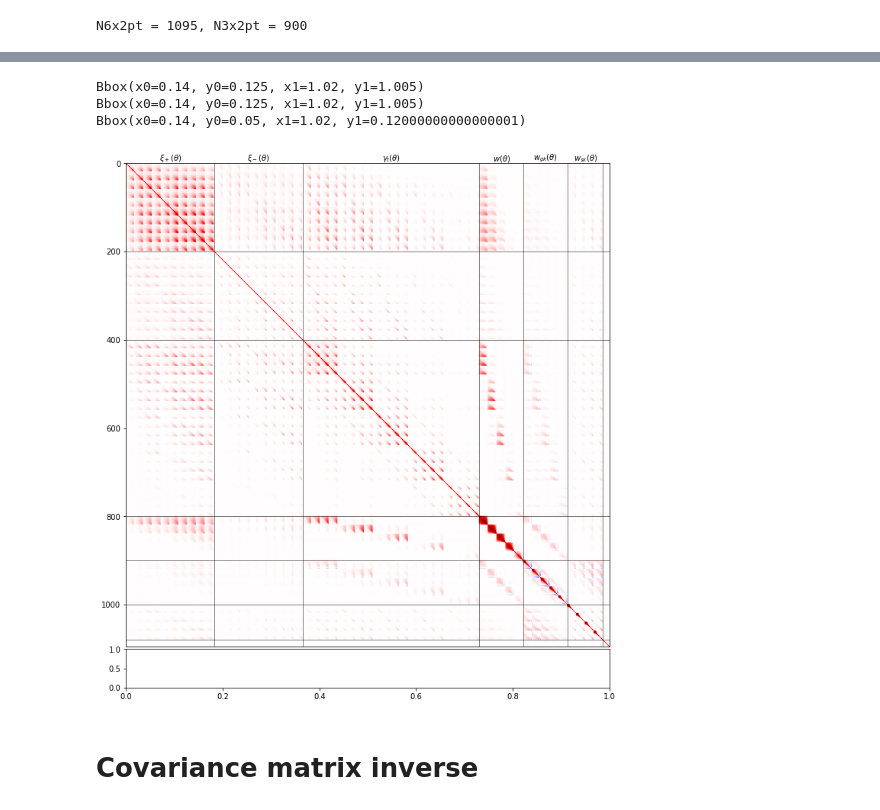
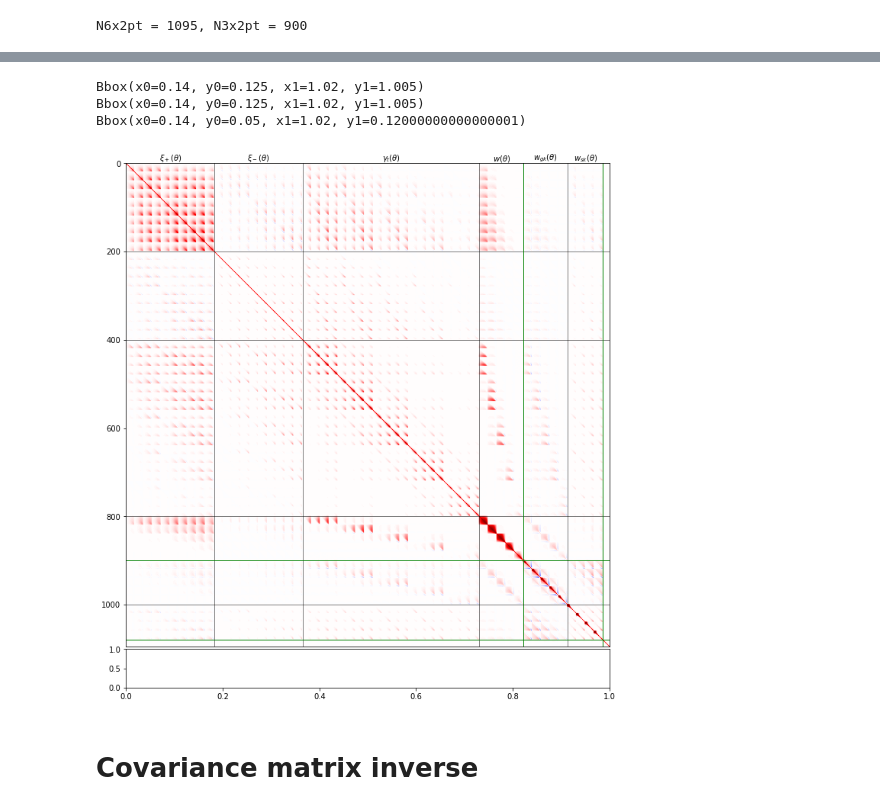
Before and after one commit to CosmoLike/DESxPlanck, a Jupyter notebook: notebooks/VisualizeCovMat.ipynb, the cells around one changed output, grey strips where cells are left out. Cells and saved outputs as stored; diff of their text form; code cells hidden in the pictures.

```diff
--- a/notebooks/VisualizeCovMat.ipynb
+++ b/notebooks/VisualizeCovMat.ipynb
@@ -11,8 +11,9 @@ import matplotlib.pyplot as plt
 # %%
 covs_dir = "/home/u17/jiachuanxu/CosmoLike/DESxPlanck/covs/"
 covs_fname = ["cov_y1xplanck_mix6x2pt_referebceMV",
-              "cov_y1xplanck_mix6x2pt_tSZdeproj",
-              "cov_y1xplanck_mix6x2pt_tSZcontmd_smoothed_7arcmin"]
+              #"cov_y1xplanck_mix6x2pt_tSZdeproj",
+              "cov_y1xplanck",
+              "cov_y1xplanck_mix6x2pt_tSZcontmdMV"]
 covs_data = [np.genfromtxt(covs_dir+cov_fname) for cov_fname in covs_fname]
 cov_data = covs_data[0]
 # cov format: bin1, bin2, theta1, theta2, z1, z2, zl, zs, c_g, c_ng
@@ -50,8 +52,10 @@ for i in range(3):
         cng = cov_data[line, 9] if np.isfinite(cov_data[line, 9]) else 0.0
         if(not np.isfinite(cov_data[line, 9])):
             print("NG is not finite: i,j=%d,%d"%(i,j))
-        cov[i-1, j-1] = cg + cng
-        cov[j-1, i-1] = cg + cng
+        if(not np.isfinite(cov_data[line, 8])):
+            print("G is not finite: i,j=%d,%d"%(i,j))
+        cov[i-1, j-1] = cg #+ cng
+        cov[j-1, i-1] = cg #+ cng
     cor = np.zeros((Ndata,Ndata))
     for i in range(0,Ndata):
         for j in range(0,Ndata):
@@ -109,7 +116,9 @@ array([[ 0.00000e+00,  0.00000e+00,  0.00000e+00, ...,  0.00000e+00,
 # %%
 fig = plt.figure(figsize=(10,10))
 ax = fig.add_axes([0.135, 0.125, 0.89, 0.88])
-cb = ax.imshow(cors[0], origin="upper", cmap='seismic',
+cb = ax.imshow(
+    cors[2],
+    origin="upper", cmap='seismic',
            vmin=-1, vmax=1
           )
 #plt.colorbar(cb, ax=ax)
@@ -128,14 +137,14 @@ ax.axhline(Nss-0.5, lw=0.5, color='k')
 ax.axvline(Nss+Ngs-0.5, lw=0.5, color='k')
 ax.axhline(Nss+Ngs-0.5, lw=0.5, color='k')
 # gg
-ax.axvline(Nss+Ngs+Ngg-0.5, lw=0.5, color='k')
-ax.axhline(Nss+Ngs+Ngg-0.5, lw=0.5, color='k')
+ax.axvline(Nss+Ngs+Ngg-0.5, lw=1, color='g')
+ax.axhline(Nss+Ngs+Ngg-0.5, lw=1, color='g')
 # gk
 ax.axvline(Nss+Ngs+Ngg+Ngk-0.5, lw=0.5, color='k')
 ax.axhline(Nss+Ngs+Ngg+Ngk-0.5, lw=0.5, color='k')
 # sk
-ax.axvline(Nss+Ngs+Ngg+Ngk+Nsk-0.5, lw=0.5, color='k')
-ax.axhline(Nss+Ngs+Ngg+Ngk+Nsk-0.5, lw=0.5, color='k')
+ax.axvline(Nss+Ngs+Ngg+Ngk+Nsk-0.5, lw=1, color='g')
+ax.axhline(Nss+Ngs+Ngg+Ngk+Nsk-0.5, lw=1, color='g')
 
 ax.text(Nss/2/2, 0, r'$\xi_+(\theta)$', ha='center', va='bottom')
 ax.text((Nss/2 + Nss)/2, 0, r'$\xi_-(\theta)$', ha='center', va='bottom')
@@ -148,34 +157,34 @@ ax.set_xticks([])
 
 show_datav_diff = False
 if show_datav_diff:
     subax.scatter(range(Ndata_6x2pt)[Ndata_3x2pt:Ndata_6x2pt-Nkk], diff[Ndata_3x2pt:Ndata_6x2pt-Nkk],
                    s=1, label='tSZcontm-tSZdeproj')
     subax.scatter(range(Ndata_6x2pt)[Ndata_3x2pt:Ndata_6x2pt-Nkk], diff_tSZref[Ndata_3x2pt:Ndata_6x2pt-Nkk],
                   s=1, label='ref-tSZdeproj')
     subax.scatter(range(Ndata_6x2pt)[:Ndata_3x2pt], diff_treecorr[:Ndata_3x2pt],
                   s=1, label='TreeCorr-Pub')
     subax.legend(loc='lower left')
     # xi_+
     subax.axvline(Nss/2-0.5, lw=0.5, color='k')
     # xi_-
     subax.axvline(Nss-0.5, lw=0.5, color='k')
     # gs
     subax.axvline(Nss+Ngs-0.5, lw=0.5, color='k')
     # gg
     subax.axvline(Nss+Ngs+Ngg-0.5, lw=0.5, color='k')
     # gk
     subax.axvline(Nss+Ngs+Ngg+Ngk-0.5, lw=0.5, color='k')
     # sk
     subax.axvline(Nss+Ngs+Ngg+Ngk+Nsk-0.5, lw=0.5, color='k')
     subax.set_xlim(ax.get_xlim())
 
 
 plt.show()
 # %% [output]
 Bbox(x0=0.14, y0=0.125, x1=1.02, y1=1.005)
 Bbox(x0=0.14, y0=0.125, x1=1.02, y1=1.005)
 Bbox(x0=0.14, y0=0.05, x1=1.02, y1=0.12000000000000001)
-[figure, old version]
+[figure, new version]
 # %% [markdown]
 # Covariance matrix inverse
 # %%
```
Also changed, not shown: parts of 4 cells of this notebook, 2 other files.
